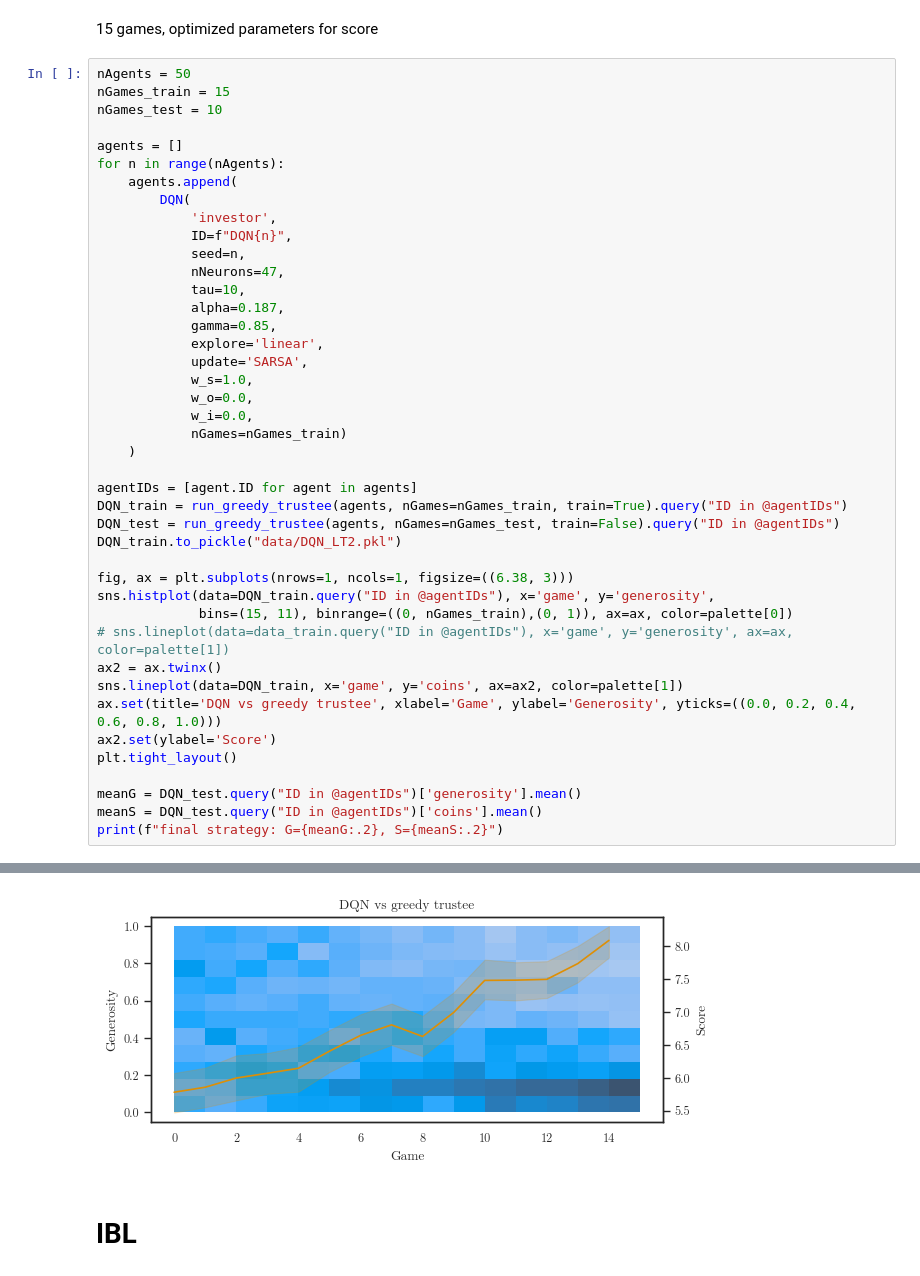
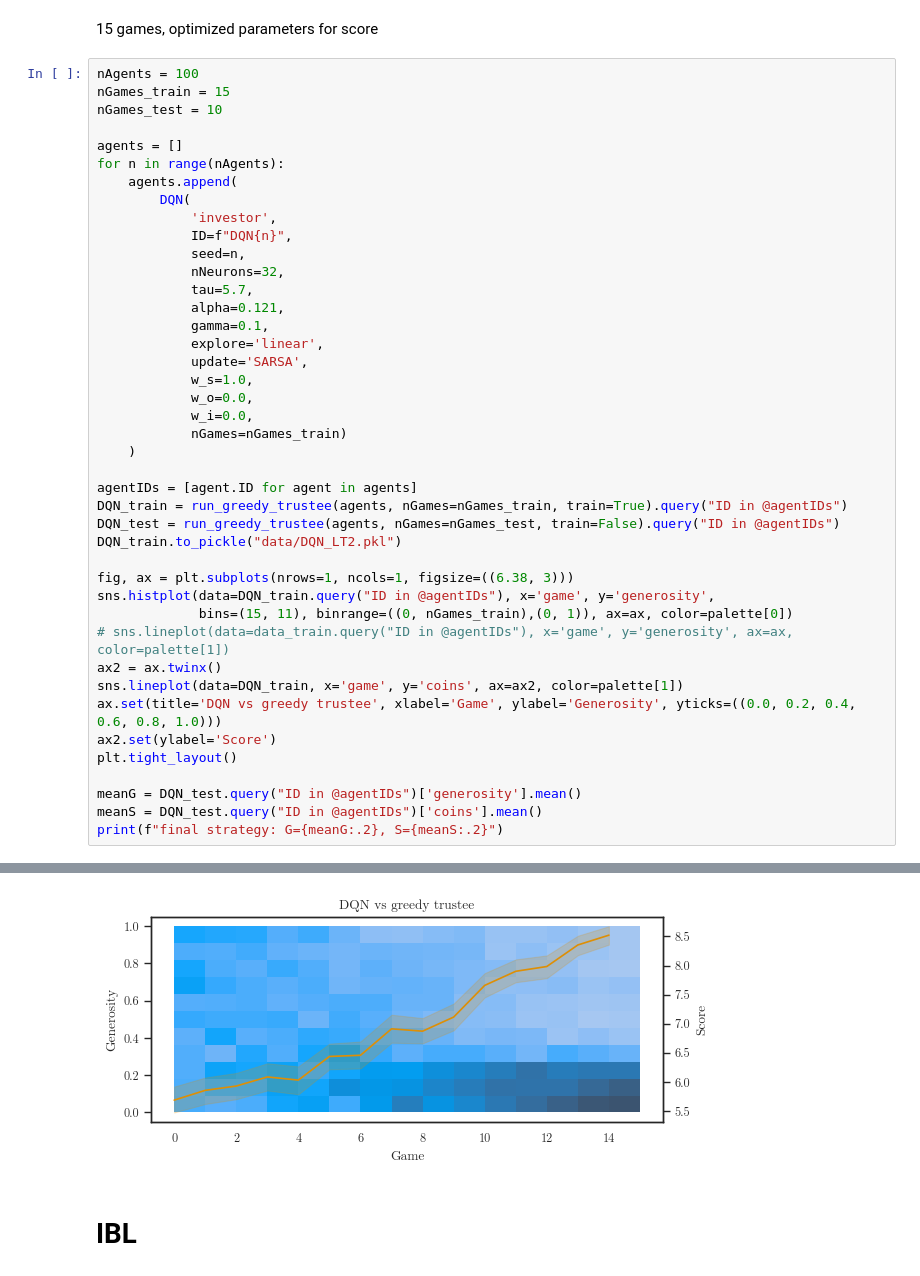
Before and after one commit to psipeter/social-value-orientation, a Jupyter notebook: experiment1.ipynb, the cells around one changed output, grey strips where cells are left out. Cells and saved outputs as stored; diff of their text form.

```diff
--- a/experiment1.ipynb
+++ b/experiment1.ipynb
@@ -94,7 +92,7 @@ final strategy: G=0.0, S=1e+01
 # %% [markdown]
 15 games, optimized parameters for score
 # %%
-nAgents = 50
+nAgents = 100
 nGames_train = 15
 nGames_test = 10
 
@@ -105,10 +103,10 @@ for n in range(nAgents):
             'investor',
             ID=f"DQN{n}",
             seed=n,
-            nNeurons=47,
-            tau=10,
-            alpha=0.187,
-            gamma=0.85,
+            nNeurons=32,
+            tau=5.7,
+            alpha=0.121,
+            gamma=0.1,
             explore='linear',
             update='SARSA',
             w_s=1.0,
@@ -156,3 +154,3 @@ final strategy: G=0.17, S=8.5
-[figure, old version]
+[figure, new version]
 # %% [markdown]
 # IBL
```
Also changed, not shown: parts of 6 cells of this notebook, 3 other files.
